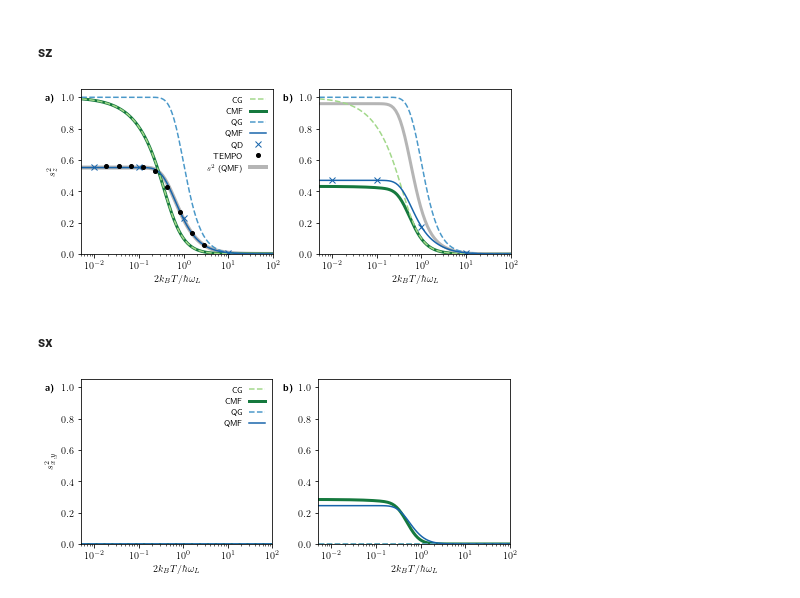
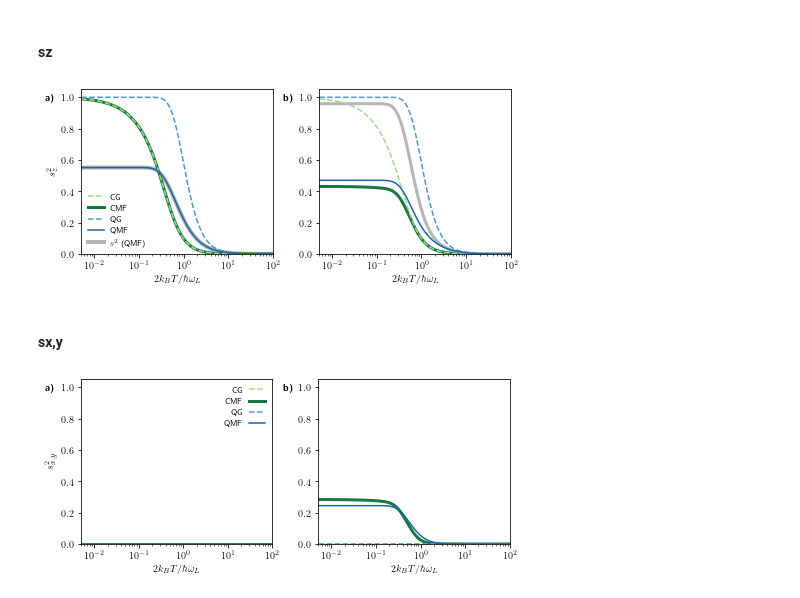
Before and after one commit to quantum-exeter/QuantumSpinDynamics, a Jupyter notebook: plot/plotStatics.ipynb, the cells around one changed output. Cells and saved outputs as stored; diff of their text form; code cells hidden in the pictures.

```diff
--- a/plot/plotStatics.ipynb
+++ b/plot/plotStatics.ipynb
@@ -182,46 +182,46 @@ ax[0].semilogx(data3D_prmd_cl[:,0], data3D_prmd_cl[:,3]**2, color=ocmap(0.8), li
 
 ## Quantum ##
 ax[0].semilogx(dataG_qu[:,0], dataG_qu[:,3]**2, color=bcmap(0.6), linestyle='--', label='QG') # Gibbs
 ax[0].semilogx(data3D_prmd[:,0], data3D_prmd[:,3]**2, color=bcmap(0.8), label='QMF') # MFGS
-ax[0].plot(0.01, 0.745**2, color=bcmap(0.8), marker='x', linestyle='None', label='QD') # Dynamics
-ax[0].plot(0.1, 0.745**2, color=bcmap(0.8), marker='x', linestyle='None') # Dynamics
-ax[0].plot(1, 0.476**2, color=bcmap(0.8), marker='x', linestyle='None') # Dynamics
-ax[0].plot(10, 0.0942**2, color=bcmap(0.8), marker='x', linestyle='None') # Dynamics
-ax[0].semilogx(data_tempo[:,0], data_tempo[:,1]**2, 'ko', markersize=4, label='TEMPO') # TEMPO
+# ax[0].plot(0.01, 0.745**2, color=bcmap(0.8), marker='x', linestyle='None', label='QD') # Dynamics
+# ax[0].plot(0.1, 0.745**2, color=bcmap(0.8), marker='x', linestyle='None') # Dynamics
+# ax[0].plot(1, 0.476**2, color=bcmap(0.8), marker='x', linestyle='None') # Dynamics
+# ax[0].plot(10, 0.0942**2, color=bcmap(0.8), marker='x', linestyle='None') # Dynamics
+# ax[0].semilogx(data_tempo[:,0], data_tempo[:,1]**2, 'ko', markersize=4, label='TEMPO') # TEMPO
 
 ax[0].semilogx(data3D_prmd[:,0], data3D_prmd[:,1]**2 + data3D_prmd[:,2]**2 + data3D_prmd[:,3]**2, color=gcmap(0.4), linestyle='-', linewidth=4, zorder=0, label='$s^2$ (QMF)') # MFGS
 
 ##### Data 1D ######
 
 ## Classical ##
 # ax[1].semilogx(dataG_qu[:,0], clGibbs(dataG_qu[:,0]), 'r-') # Gibbs (Analytical)
 ax[1].semilogx(dataG_cl[:,0], dataG_cl[:,3]**2, color=ocmap(0.4), linestyle='--', zorder=2, label='CG') # Gibbs (Numerical)
 ax[1].semilogx(data1D_prmd_cl[:,0], data1D_prmd_cl[:,3]**2, color=ocmap(0.8), linestyle='-', linewidth=3, zorder=0) # MFGS
 
 ## Quantum ##
 ax[1].semilogx(dataG_qu[:,0], dataG_qu[:,3]**2, color=bcmap(0.6), linestyle='--') # Gibbs
 ax[1].semilogx(data1D_prmd[:,0], data1D_prmd[:,3]**2, color=bcmap(0.8)) # MFGS
 
-ax[1].plot(0.01, 0.685**2, color=bcmap(0.8), marker='x', linestyle='None') # Dynamics
-ax[1].plot(0.1, 0.685**2, color=bcmap(0.8), marker='x', linestyle='None') # Dynamics
-ax[1].plot(1, 0.417**2, color=bcmap(0.8), marker='x', linestyle='None') # Dynamics
-ax[1].plot(10, 0.086**2, color=bcmap(0.8), marker='x', linestyle='None') # Dynamics
+# ax[1].plot(0.01, 0.685**2, color=bcmap(0.8), marker='x', linestyle='None') # Dynamics
+# ax[1].plot(0.1, 0.685**2, color=bcmap(0.8), marker='x', linestyle='None') # Dynamics
+# ax[1].plot(1, 0.417**2, color=bcmap(0.8), marker='x', linestyle='None') # Dynamics
+# ax[1].plot(10, 0.086**2, color=bcmap(0.8), marker='x', linestyle='None') # Dynamics
 
 ax[1].semilogx(data1D_prmd[:,0], data1D_prmd[:,1]**2 + data1D_prmd[:,2]**2 + data1D_prmd[:,3]**2, color=gcmap(0.4), linestyle='-', linewidth=3, zorder=0, label='$s^2$') # MFGS
 
 ax[0].text(0.08e-2, 0.98, '\\textbf{a)}')
 ax[1].text(0.08e-2, 0.98, '\\textbf{b)}')
 
-ax[0].legend(ncol=1, loc='upper right', frameon=False, markerfirst=False)
+ax[0].legend(ncol=1, loc='lower left', frameon=False)
 
 fig.tight_layout(w_pad = 1.4)
 
 # plt.savefig('/Users/charliehogg/Dropbox/PhD/1. 3D Project/Paper/Graphs/sz_T_prmd_new_1D_model.pdf', dpi=300) # Export for Mac
 plt.savefig('C://Users//crh222//Dropbox//PhD//1. 3D Project///Paper//Graphs//sz_T_prmd_new_1D_model.pdf', dpi=300) # Export for Windows
 # %% [output]
-[figure, old version]
+[figure, new version]
 # %% [markdown]
-#### sx ####
+#### sx,y ####
 # %%
 fig, ax = plt.subplots(1, 2, figsize=(6.75, 3))  #size in inches
 
```
Also changed, not shown: parts of 3 cells of this notebook.
